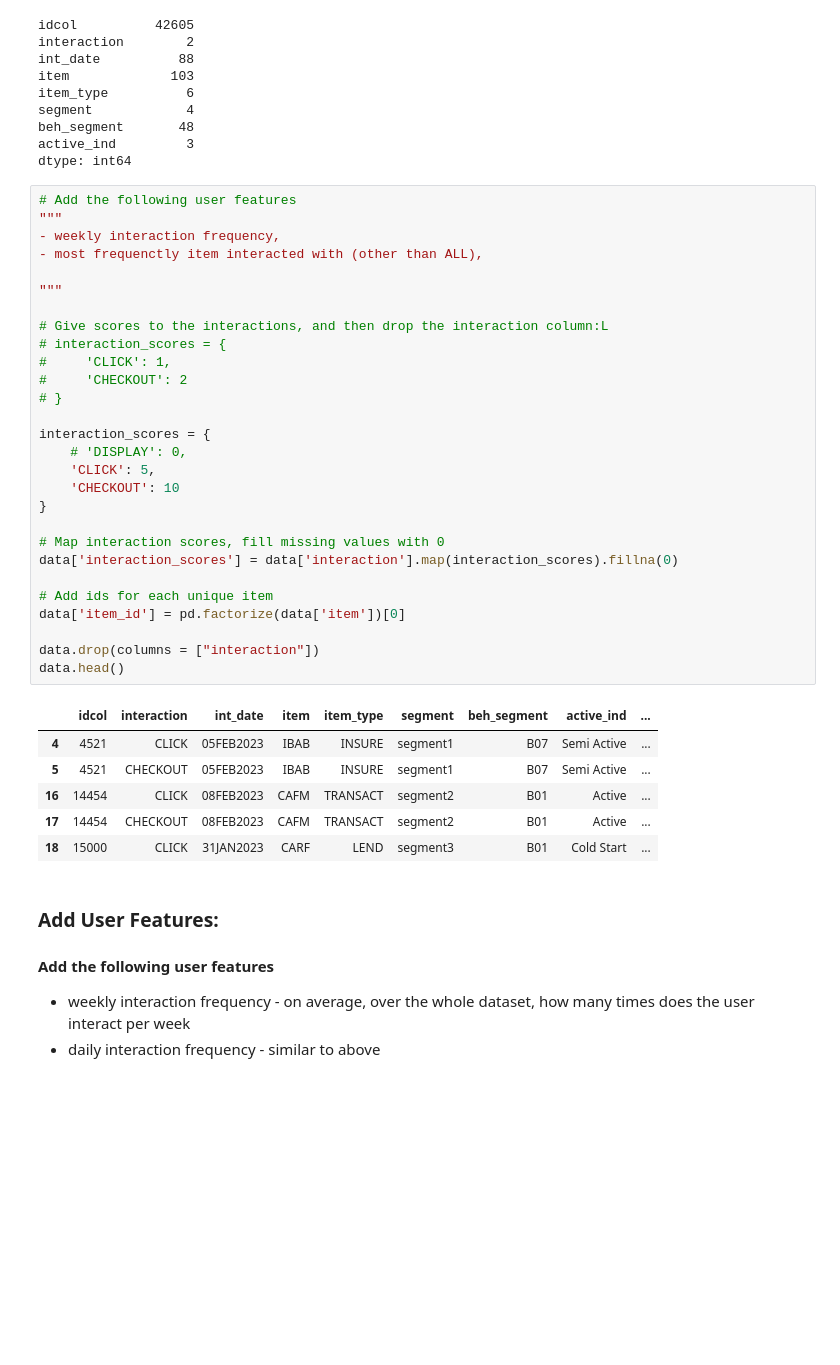
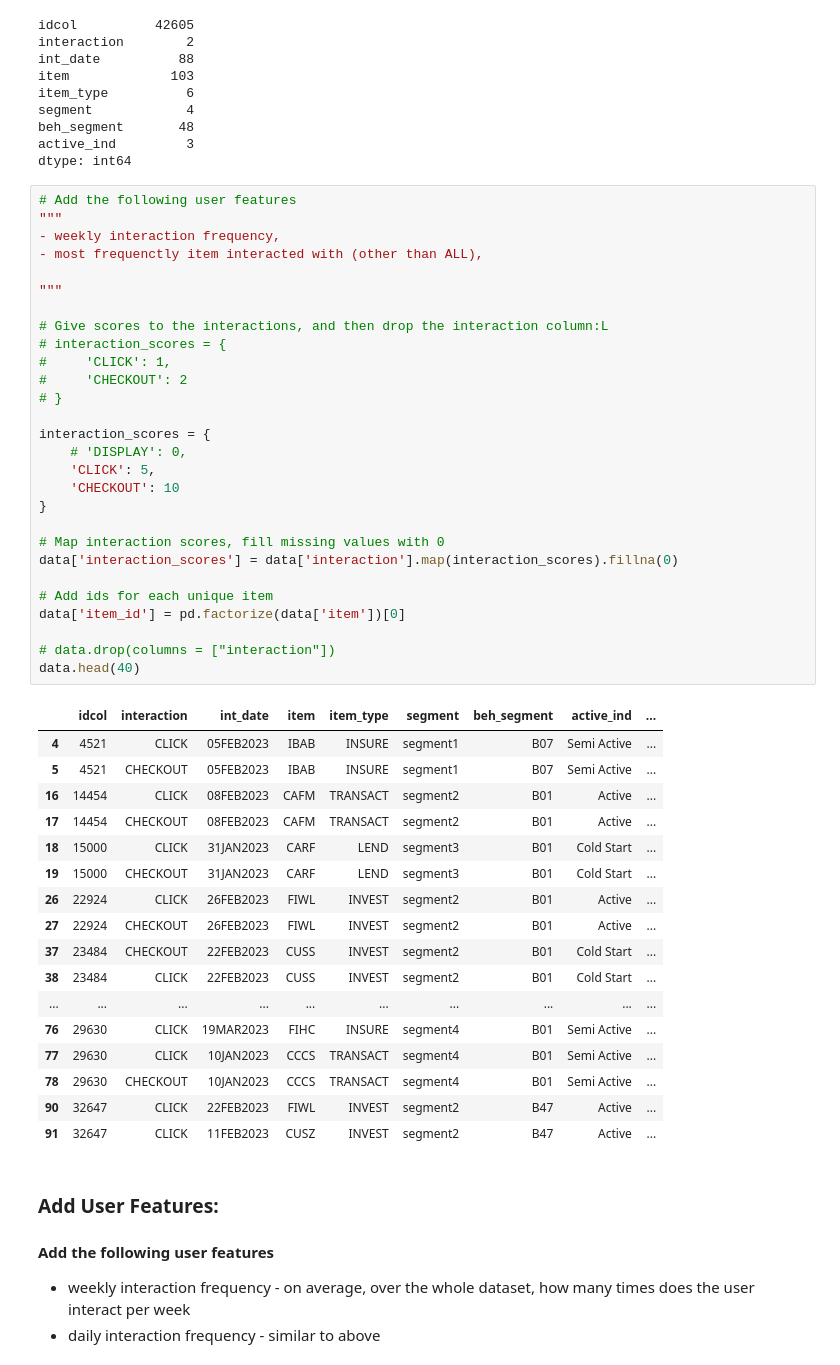
Before and after one commit to lizesteyn/FNBdataquest, a Jupyter notebook: LightFM_2.ipynb, the cells around one changed output. Drawn from its saved outputs; the diff is of its cells as text; blank space fills up the shorter version.

```diff
--- a/LightFM_2.ipynb
+++ b/LightFM_2.ipynb
@@ -110,35 +110,46 @@ dtype: int64
 - weekly interaction frequency,
 - most frequenctly item interacted with (other than ALL),
 
 """
 
 # Give scores to the interactions, and then drop the interaction column:L
 # interaction_scores = {
 #     'CLICK': 1,
 #     'CHECKOUT': 2
 # }
 
 interaction_scores = {
     # 'DISPLAY': 0,
     'CLICK': 5,
     'CHECKOUT': 10
 }
 
 # Map interaction scores, fill missing values with 0
 data['interaction_scores'] = data['interaction'].map(interaction_scores).fillna(0)
 
 # Add ids for each unique item
 data['item_id'] = pd.factorize(data['item'])[0]
 
-data.drop(columns = ["interaction"])
-data.head()
+# data.drop(columns = ["interaction"])
+data.head(40)
 # %% [output]
 |  | idcol | interaction | int_date | item | item_type | segment | beh_segment | active_ind | ... |
 | 4 | 4521 | CLICK | 05FEB2023 | IBAB | INSURE | segment1 | B07 | Semi Active | ... |
 | 5 | 4521 | CHECKOUT | 05FEB2023 | IBAB | INSURE | segment1 | B07 | Semi Active | ... |
 | 16 | 14454 | CLICK | 08FEB2023 | CAFM | TRANSACT | segment2 | B01 | Active | ... |
 | 17 | 14454 | CHECKOUT | 08FEB2023 | CAFM | TRANSACT | segment2 | B01 | Active | ... |
 | 18 | 15000 | CLICK | 31JAN2023 | CARF | LEND | segment3 | B01 | Cold Start | ... |
+| 19 | 15000 | CHECKOUT | 31JAN2023 | CARF | LEND | segment3 | B01 | Cold Start | ... |
+| 26 | 22924 | CLICK | 26FEB2023 | FIWL | INVEST | segment2 | B01 | Active | ... |
+| 27 | 22924 | CHECKOUT | 26FEB2023 | FIWL | INVEST | segment2 | B01 | Active | ... |
+| 37 | 23484 | CHECKOUT | 22FEB2023 | CUSS | INVEST | segment2 | B01 | Cold Start | ... |
+| 38 | 23484 | CLICK | 22FEB2023 | CUSS | INVEST | segment2 | B01 | Cold Start | ... |
+| ... | ... | ... | ... | ... | ... | ... | ... | ... | ... |
+| 76 | 29630 | CLICK | 19MAR2023 | FIHC | INSURE | segment4 | B01 | Semi Active | ... |
+| 77 | 29630 | CLICK | 10JAN2023 | CCCS | TRANSACT | segment4 | B01 | Semi Active | ... |
+| 78 | 29630 | CHECKOUT | 10JAN2023 | CCCS | TRANSACT | segment4 | B01 | Semi Active | ... |
+| 90 | 32647 | CLICK | 22FEB2023 | FIWL | INVEST | segment2 | B47 | Active | ... |
+| 91 | 32647 | CLICK | 11FEB2023 | CUSZ | INVEST | segment2 | B47 | Active | ... |
 # %% [markdown]
 ### Add User Features:
 
```
Also changed, not shown: parts of 29 cells of this notebook.
